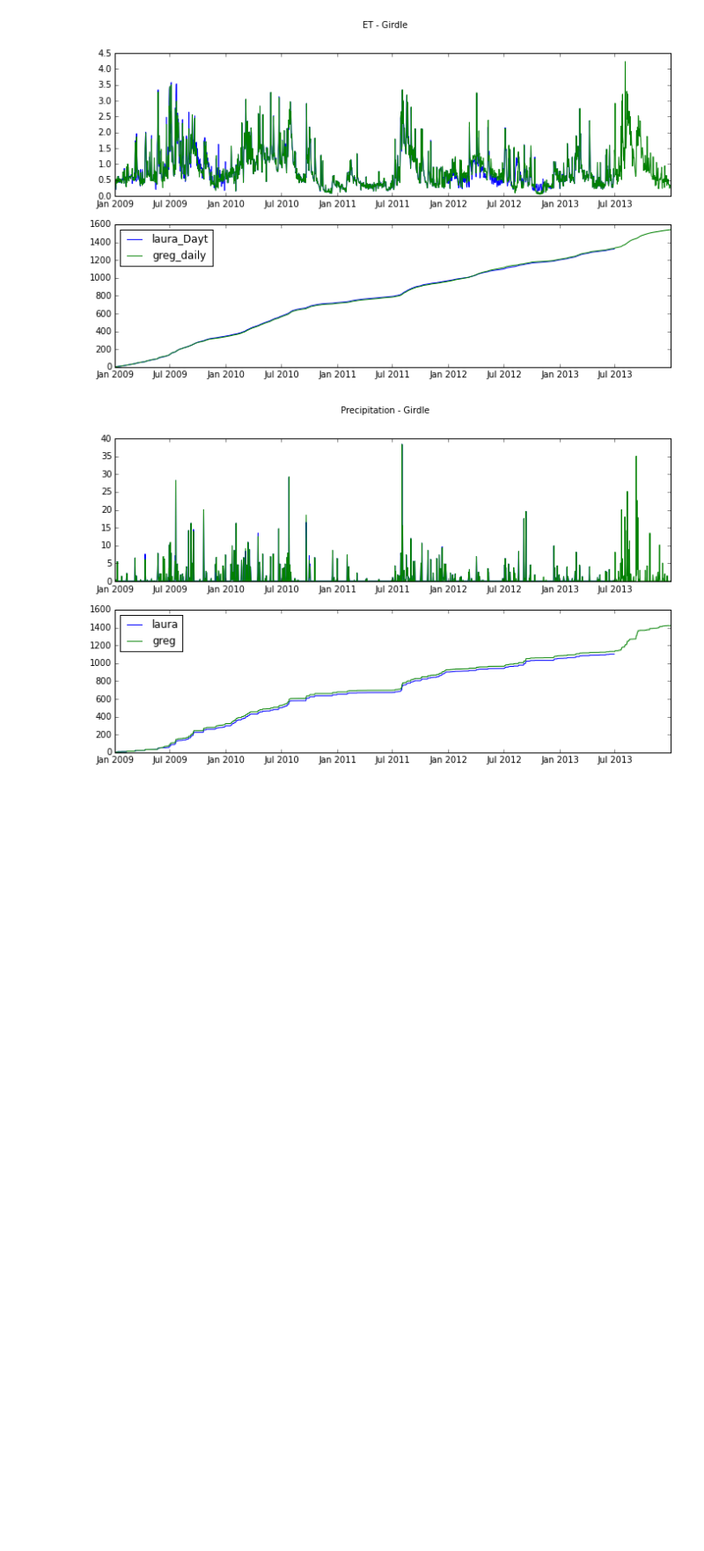
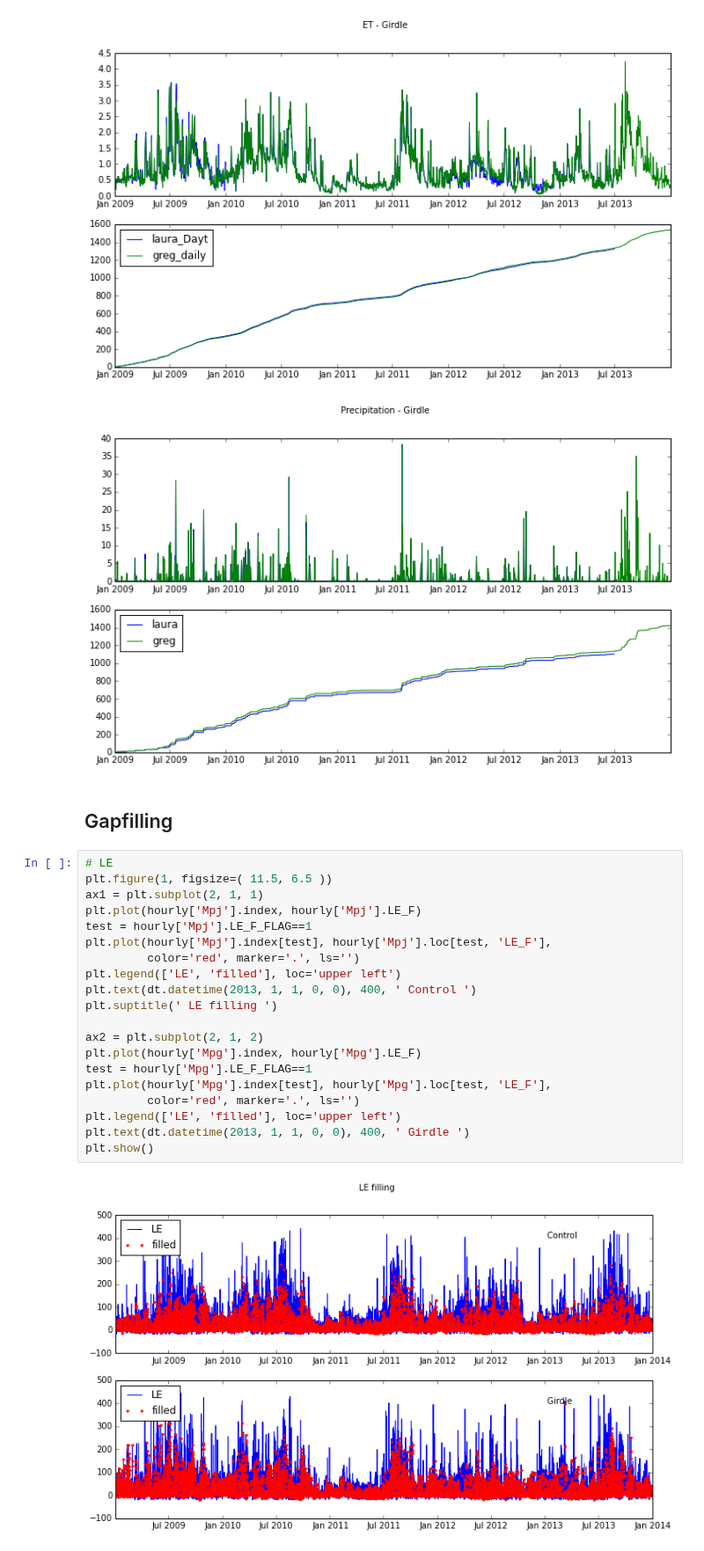
Before and after one commit to gremau/NMEG_miscellany, a Jupyter notebook: laura_vs_greg.ipynb, the cells around one changed output. Shown at 88% size. Saved outputs shown, nothing was run; the diff lists cells and outputs as text; blank space fills up the shorter version.

```diff
--- a/laura_vs_greg.ipynb
+++ b/laura_vs_greg.ipynb
@@ -262,3 +263,27 @@ plt.show()
 # %% [output]
 [figure]
 [figure]
+# %% [markdown]
+## Gapfilling
+# %%
+# LE
+plt.figure(1, figsize=( 11.5, 6.5 ))
+ax1 = plt.subplot(2, 1, 1)
+plt.plot(hourly['Mpj'].index, hourly['Mpj'].LE_F)
+test = hourly['Mpj'].LE_F_FLAG==1
+plt.plot(hourly['Mpj'].index[test], hourly['Mpj'].loc[test, 'LE_F'],
+         color='red', marker='.', ls='')
+plt.legend(['LE', 'filled'], loc='upper left')
+plt.text(dt.datetime(2013, 1, 1, 0, 0), 400, ' Control ')
+plt.suptitle(' LE filling ')
+
+ax2 = plt.subplot(2, 1, 2)
+plt.plot(hourly['Mpg'].index, hourly['Mpg'].LE_F)
+test = hourly['Mpg'].LE_F_FLAG==1
+plt.plot(hourly['Mpg'].index[test], hourly['Mpg'].loc[test, 'LE_F'],
+         color='red', marker='.', ls='')
+plt.legend(['LE', 'filled'], loc='upper left')
+plt.text(dt.datetime(2013, 1, 1, 0, 0), 400, ' Girdle ')
+plt.show()
+# %% [output]
+[figure, added]
```
Also changed, not shown: parts of 6 cells of this notebook.
